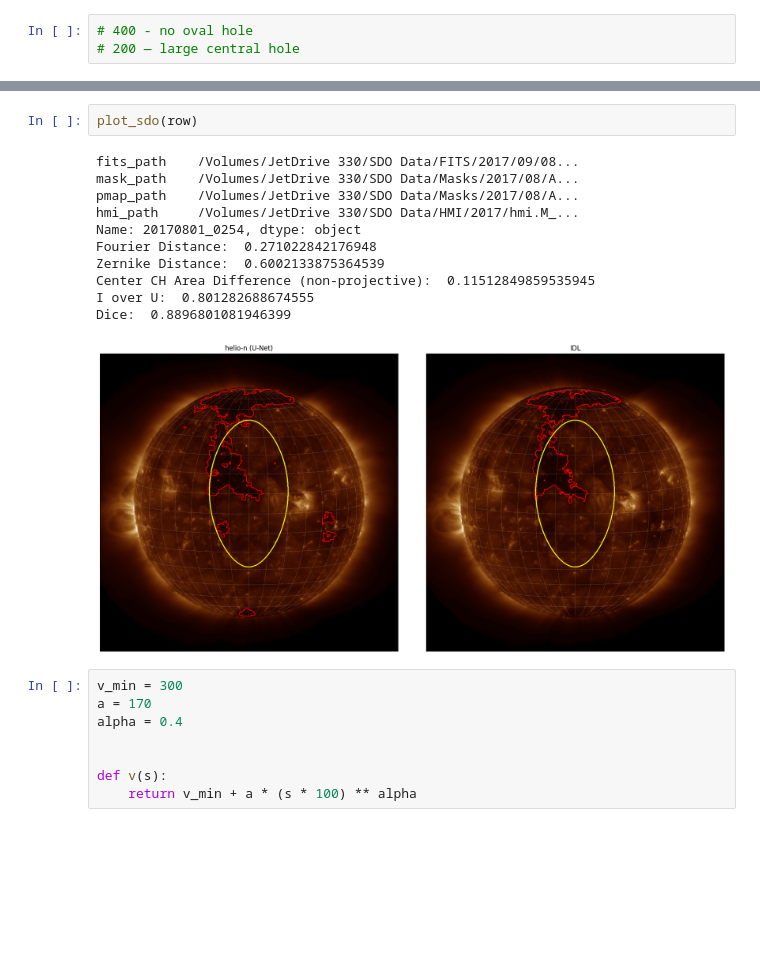
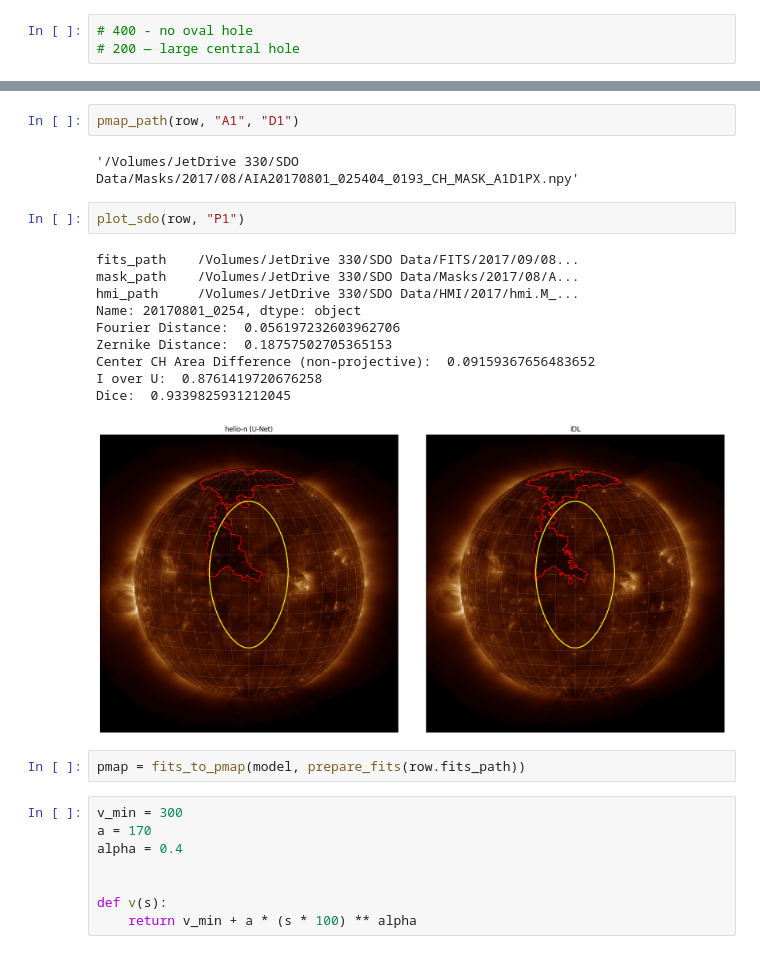
Before and after one commit to oscu0/helio-n, a Jupyter notebook: CH Mask Generator.ipynb, the cells around one changed output, grey strips where cells are left out. Drawn from its saved outputs; the diff is of its cells as text; blank space fills up the shorter version.

Commit message:
Fixed ch rel area calculation

```diff
--- a/CH Mask Generator.ipynb
+++ b/CH Mask Generator.ipynb
@@ -425,19 +414,24 @@ pmap_path    /Volumes/JetDrive 330/SDO Data/Masks/2017/08/A...
 hmi_path     /Volumes/JetDrive 330/SDO Data/HMI/2017/hmi.M_...
 Name: 20170801_0254, dtype: object
+# %%
+pmap_path(row, "A1", "D1")
+# %% [output]
+'/Volumes/JetDrive 330/SDO Data/Masks/2017/08/AIA20170801_025404_0193_CH_MASK_A1D1PX.npy'
 # %%
-plot_sdo(row)
+plot_sdo(row, "P1")
 # %% [output]
 fits_path    /Volumes/JetDrive 330/SDO Data/FITS/2017/09/08...
 mask_path    /Volumes/JetDrive 330/SDO Data/Masks/2017/08/A...
-pmap_path    /Volumes/JetDrive 330/SDO Data/Masks/2017/08/A...
 hmi_path     /Volumes/JetDrive 330/SDO Data/HMI/2017/hmi.M_...
 Name: 20170801_0254, dtype: object
-Fourier Distance:  0.271022842176948
-Zernike Distance:  0.6002133875364539
-Center CH Area Difference (non-projective):  0.11512849859535945
-I over U:  0.801282688674555
-Dice:  0.8896801081946399
+Fourier Distance:  0.056197232603962706
+Zernike Distance:  0.18757502705365153
+Center CH Area Difference (non-projective):  0.09159367656483652
+I over U:  0.8761419720676258
+Dice:  0.9339825931212045
-[figure, old version]
+[figure, new version]
+# %%
+pmap = fits_to_pmap(model, prepare_fits(row.fits_path))
 # %%
 v_min = 300
 a = 170
```
Also changed, not shown: parts of 10 cells of this notebook, 1 other file.
